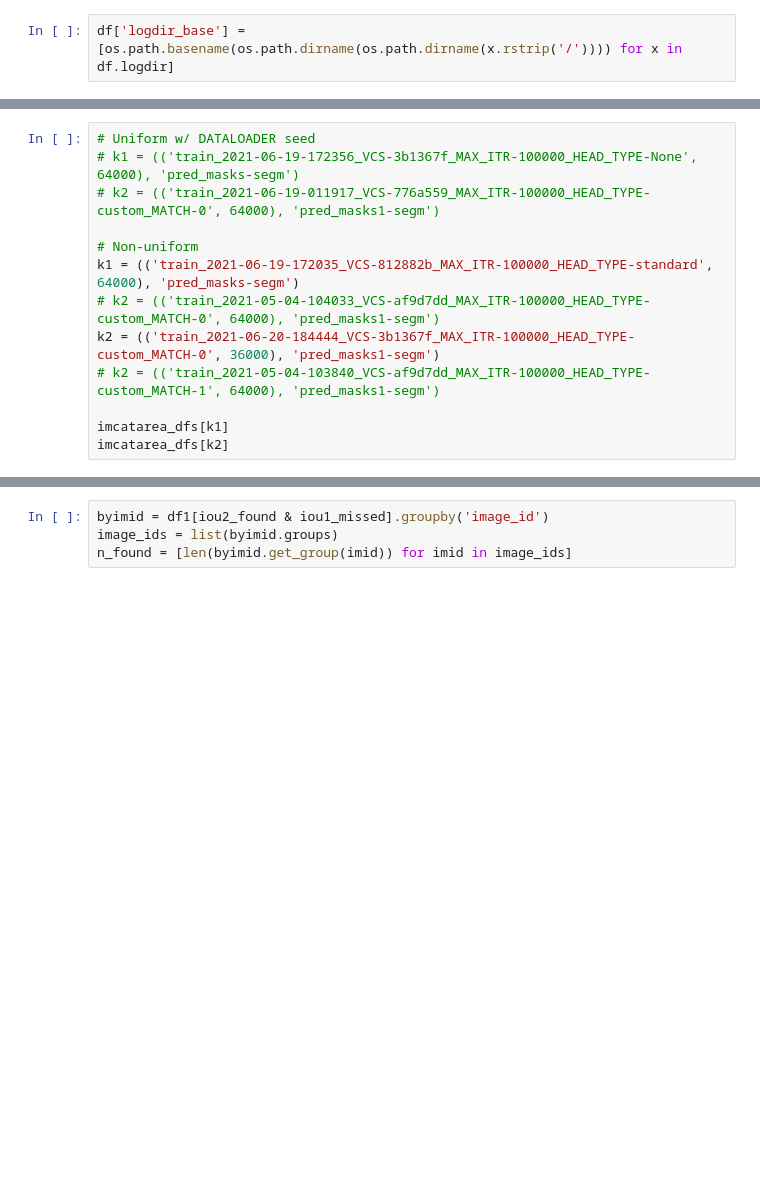
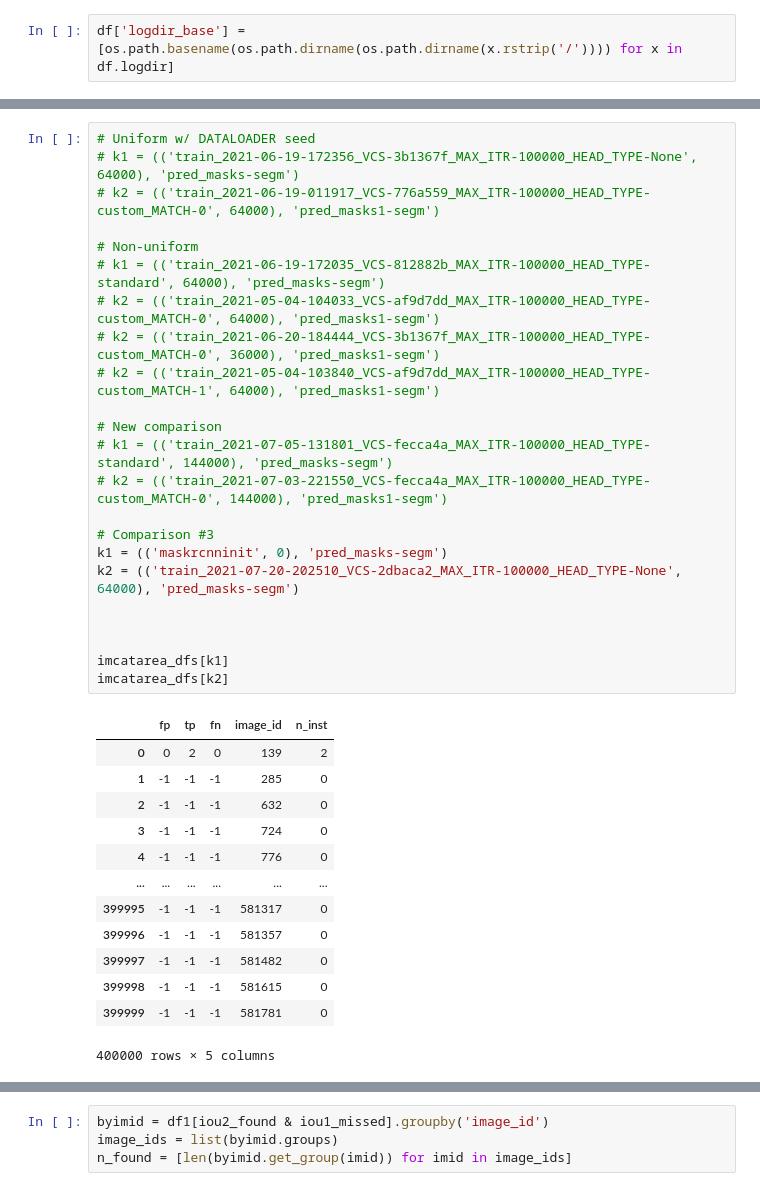
Before and after one commit to alliedel/multi-instance-mask-rcnn-extension, a Jupyter notebook: scripts/ipynb/instancewise-comparisons.ipynb, the cells around one changed output, grey strips where cells are left out. Cells and saved outputs as stored; diff of their text form; blank space fills up the shorter version.

```diff
--- a/scripts/ipynb/instancewise-comparisons.ipynb
+++ b/scripts/ipynb/instancewise-comparisons.ipynb
@@ -250,16 +429,40 @@ list(inst_dfs.keys())[0][0]
 # %%
 # Uniform w/ DATALOADER seed
 # k1 = (('train_2021-06-19-172356_VCS-3b1367f_MAX_ITR-100000_HEAD_TYPE-None', 64000), 'pred_masks-segm')
 # k2 = (('train_2021-06-19-011917_VCS-776a559_MAX_ITR-100000_HEAD_TYPE-custom_MATCH-0', 64000), 'pred_masks1-segm')
 
 # Non-uniform
-k1 = (('train_2021-06-19-172035_VCS-812882b_MAX_ITR-100000_HEAD_TYPE-standard', 64000), 'pred_masks-segm')
+# k1 = (('train_2021-06-19-172035_VCS-812882b_MAX_ITR-100000_HEAD_TYPE-standard', 64000), 'pred_masks-segm')
 # k2 = (('train_2021-05-04-104033_VCS-af9d7dd_MAX_ITR-100000_HEAD_TYPE-custom_MATCH-0', 64000), 'pred_masks1-segm')
-k2 = (('train_2021-06-20-184444_VCS-3b1367f_MAX_ITR-100000_HEAD_TYPE-custom_MATCH-0', 36000), 'pred_masks1-segm')
+# k2 = (('train_2021-06-20-184444_VCS-3b1367f_MAX_ITR-100000_HEAD_TYPE-custom_MATCH-0', 36000), 'pred_masks1-segm')
 # k2 = (('train_2021-05-04-103840_VCS-af9d7dd_MAX_ITR-100000_HEAD_TYPE-custom_MATCH-1', 64000), 'pred_masks1-segm')
+
+# New comparison
+# k1 = (('train_2021-07-05-131801_VCS-fecca4a_MAX_ITR-100000_HEAD_TYPE-standard', 144000), 'pred_masks-segm')
+# k2 = (('train_2021-07-03-221550_VCS-fecca4a_MAX_ITR-100000_HEAD_TYPE-custom_MATCH-0', 144000), 'pred_masks1-segm')
+
+# Comparison #3
+k1 = (('maskrcnninit', 0), 'pred_masks-segm')
+k2 = (('train_2021-07-20-202510_VCS-2dbaca2_MAX_ITR-100000_HEAD_TYPE-None', 64000), 'pred_masks-segm')
+
+
 
 imcatarea_dfs[k1]
 imcatarea_dfs[k2]
+# %% [output]
+|  | fp | tp | fn | image_id | n_inst |
+| 0 | 0 | 2 | 0 | 139 | 2 |
+| 1 | -1 | -1 | -1 | 285 | 0 |
+| 2 | -1 | -1 | -1 | 632 | 0 |
+| 3 | -1 | -1 | -1 | 724 | 0 |
+| 4 | -1 | -1 | -1 | 776 | 0 |
+| ... | ... | ... | ... | ... | ... |
+| 399995 | -1 | -1 | -1 | 581317 | 0 |
+| 399996 | -1 | -1 | -1 | 581357 | 0 |
+| 399997 | -1 | -1 | -1 | 581482 | 0 |
+| 399998 | -1 | -1 | -1 | 581615 | 0 |
+| 399999 | -1 | -1 | -1 | 581781 | 0 |
+400000 rows × 5 columns
 # %%
 k1_config = df[df.logdir_base == k1[0][0]]
 k2_config = df[df.logdir_base == k2[0][0]]
```
Also changed, not shown: parts of 23 cells of this notebook, 11 other files.
